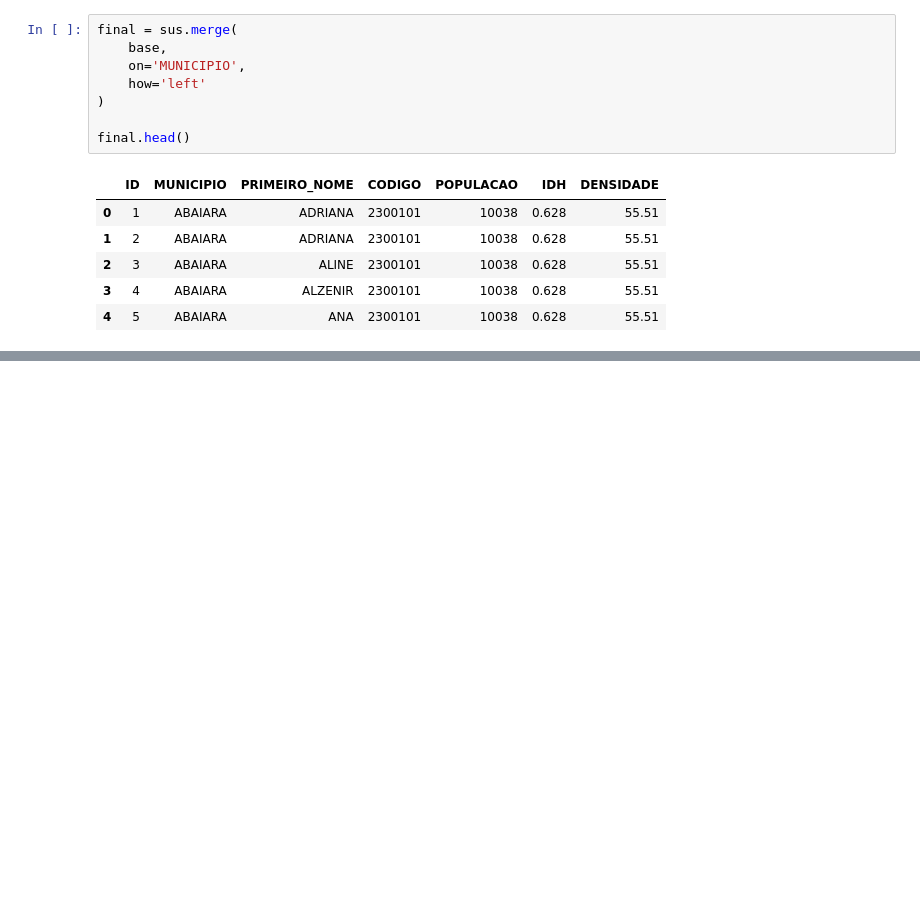
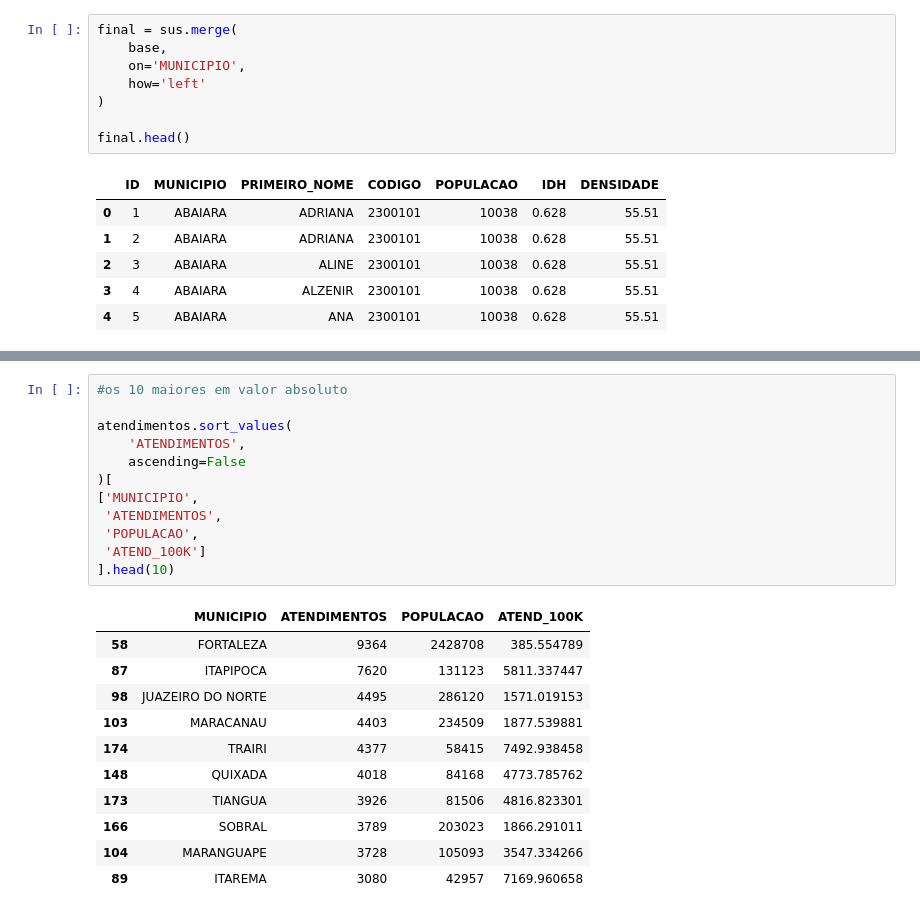
Before and after one commit to Danilzs/Analise-Sus, a Jupyter notebook: Análise_Sus.ipynb, the cells around one changed output, grey strips where cells are left out. Saved outputs shown, nothing was run; the diff lists cells and outputs as text; blank space fills up the shorter version.

```diff
--- a/Análise_Sus.ipynb
+++ b/Análise_Sus.ipynb
@@ -162,0 +281,24 @@ dtype: int64
+# %%
+#os 10 maiores em valor absoluto
+
+atendimentos.sort_values(
+    'ATENDIMENTOS',
+    ascending=False
+)[
+['MUNICIPIO',
+ 'ATENDIMENTOS',
+ 'POPULACAO',
+ 'ATEND_100K']
+].head(10)
+# %% [output]
+|  | MUNICIPIO | ATENDIMENTOS | POPULACAO | ATEND_100K |
+| 58 | FORTALEZA | 9364 | 2428708 | 385.554789 |
+| 87 | ITAPIPOCA | 7620 | 131123 | 5811.337447 |
+| 98 | JUAZEIRO DO NORTE | 4495 | 286120 | 1571.019153 |
+| 103 | MARACANAU | 4403 | 234509 | 1877.539881 |
+| 174 | TRAIRI | 4377 | 58415 | 7492.938458 |
+| 148 | QUIXADA | 4018 | 84168 | 4773.785762 |
+| 173 | TIANGUA | 3926 | 81506 | 4816.823301 |
+| 166 | SOBRAL | 3789 | 203023 | 1866.291011 |
+| 104 | MARANGUAPE | 3728 | 105093 | 3547.334266 |
+| 89 | ITAREMA | 3080 | 42957 | 7169.960658 |
```
Also changed, not shown: parts of 13 cells of this notebook.
